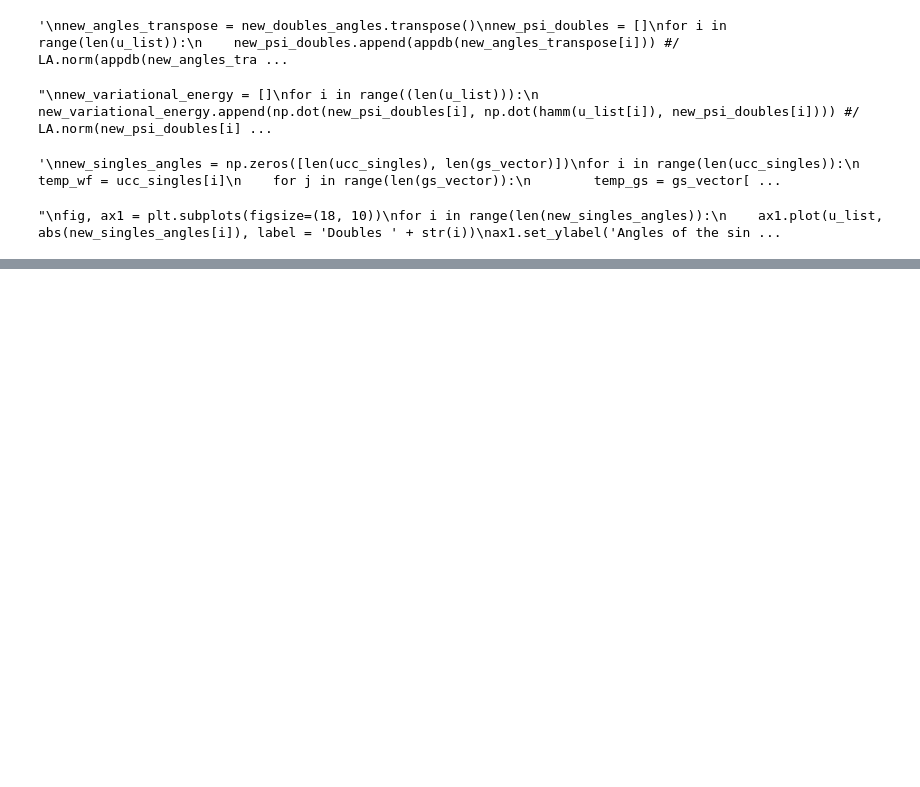
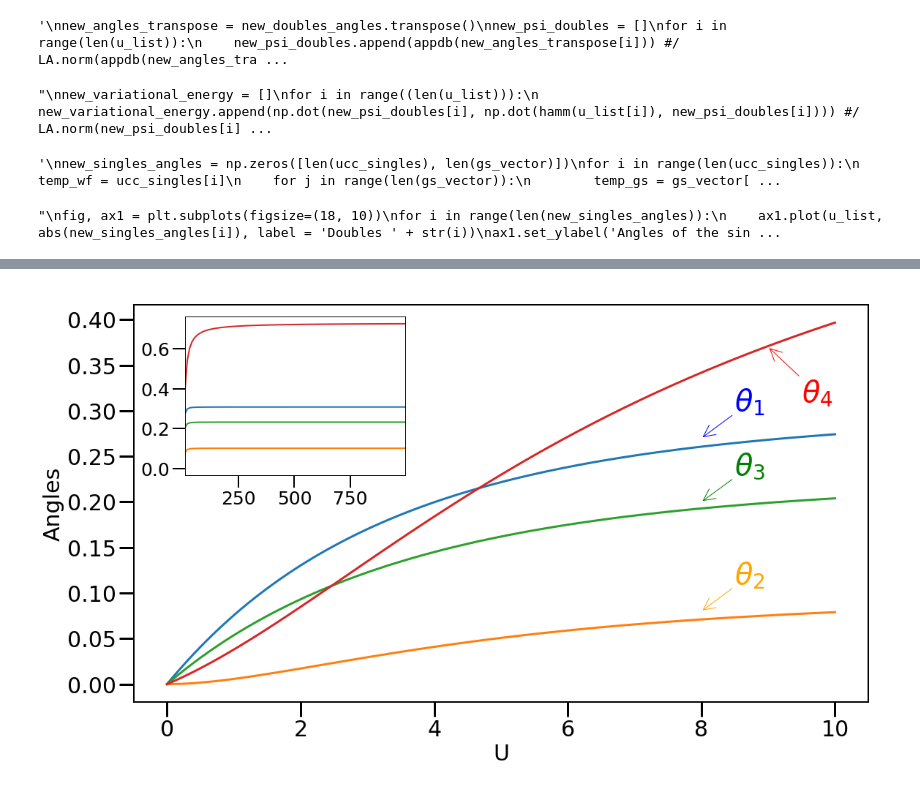
Before and after one commit to haclep/qcomputing, a Jupyter notebook: UCC/Optimizer.ipynb, the cells around one changed output, grey strips where cells are left out. Cells and saved outputs as stored; diff of their text form; code cells hidden in the pictures; blank space fills up the shorter version.

```diff
--- a/UCC/Optimizer.ipynb
+++ b/UCC/Optimizer.ipynb
@@ -372,15 +379,9 @@ plt.show()
 # %%
 u_start = 0.0
 u_end = 10
-nstep = 11
+nstep = 101
 u_list = np.linspace(u_start, u_end, nstep)
 gs_vector = []
 for i in range(len(u_list)):
     #print(u_list[i])
     gs_vector.append(groundstate(u_list[i]))
-'''
-gs_vector[4] = gs_vector[4] * (-1)
-gs_vector[8] = gs_vector[8] * (-1)
-gs_vector[9] = gs_vector[9] * (-1)
-gs_vector[10] = gs_vector[10] * (-1)
-'''
@@ -904,0 +895,67 @@ quad_difference, exact_difference
+# %%
+for i in range(len(gs_vector)):
+    if gs_vector[i][3] < 0:
+        gs_vector[i] *= -1
+    #print(gs_vector[i])
+# %%
+jims_angles = np.zeros([len(u_list), 4])
+for i in range(len(u_list)):
+    jims_angles[i][0] = -0.5*np.arcsin(2*gs_vector[i][7])
+    jims_angles[i][1] = np.arctan((np.tan(jims_angles[i][0]))**2)
+    jims_angles[i][2] = 0.5*np.arcsin(2*np.sqrt(2)*gs_vector[i][2] / (np.cos(jims_angles[i][0])**2 * np.cos(jims_angles[i][1])+np.sin(jims_angles[i][0])**2 * np.sin(jims_angles[i][1])))
+    jims_angles[i][3] = np.arctan(-1*gs_vector[i][17]/gs_vector[i][3]) + np.arctan(np.tan(jims_angles[i][2])**2)
+# %%
+#jims_angles[0] = 0
+jims_angles_transpose = jims_angles.transpose()
+left, bottom, width, height = [0.07, 0.57, 0.3, 0.4]
+fig, ax1 = plt.subplots(figsize=(18, 10))
+axins = ax1.inset_axes([left,bottom,width,height])
+
+ax1.set_ylabel('Angles', fontsize =30)
+ax1.plot(u_list, abs(jims_angles_transpose[0]), linewidth = 3)
+ax1.annotate(r'$\theta_4$', xy = (9,0.37), xytext = (9.5,0.31),
+            arrowprops={'arrowstyle': '->', 'color':'red'}, size=40, color = 'red')
+
+ax1.plot(u_list, abs(jims_angles_transpose[1]), linewidth = 3)
+ax1.annotate(r'$\theta_1$', xy = (8,0.27), xytext = (8.5,0.30),
+            arrowprops={'arrowstyle': '->', 'color':'blue'},size=40, color = 'blue')
+
+ax1.plot(u_list, abs(jims_angles_transpose[2]), linewidth = 3)
+ax1.annotate(r'$\theta_3$', xy = (8,0.20), xytext = (8.5,0.23),
+            arrowprops={'arrowstyle': '->', 'color':'green'},size=40, color = 'green')
+
+ax1.plot(u_list, abs(jims_angles_transpose[3]), linewidth = 3)
+ax1.annotate(r'$\theta_2$', xy = (8,0.08), xytext = (8.5,0.11),
+            arrowprops={'arrowstyle': '->', 'color' : 'orange'},size=40, color = 'orange')
+
+axins.plot(u_list_1000, abs(jims_angles_1000_transpose[0]), linewidth = 2)
+axins.plot(u_list_1000, abs(jims_angles_1000_transpose[1]), linewidth = 2)
+axins.plot(u_list_1000, abs(jims_angles_1000_transpose[2]), linewidth = 2)
+axins.plot(u_list_1000, abs(jims_angles_1000_transpose[3]), linewidth = 2)
+#axins.annotate('Angle 4', xy = (600,0.70), xytext = (590,0.60),
+            #arrowprops={'arrowstyle': '->'})
+#axins.annotate('Angle 1', xy = (600,0.31), xytext = (590,0.45),
+            #arrowprops={'arrowstyle': '->'})
+#axins.annotate('Angle 3', xy = (600,0.20), xytext = (400,0.15),
+            #arrowprops={'arrowstyle': '->'})
+#axins.annotate('Angle 2', xy = (600,0.08), xytext = (700,0.01),
+            #arrowprops={'arrowstyle': '->'})
+
+for axis in ['top','bottom','left','right']:
+    ax1.spines[axis].set_linewidth(2)
+    axins.spines[axis].set_linewidth(1)
+
+ax1.xaxis.set_tick_params(width=3)
+ax1.yaxis.set_tick_params(width=3)
+
+axins.xaxis.set_tick_params(width=2)
+axins.yaxis.set_tick_params(width=2)
+
+axins.set_xlim(10,998)
+ax1.set_xlabel('U', fontsize=30)
+
+ax1.tick_params(axis='both', labelsize=30, length=20)
+axins.tick_params(axis='both', labelsize=25, length=17)
+plt.show()
+# %% [output]
+[figure, added]
```
Also changed, not shown: parts of 48 cells of this notebook.
